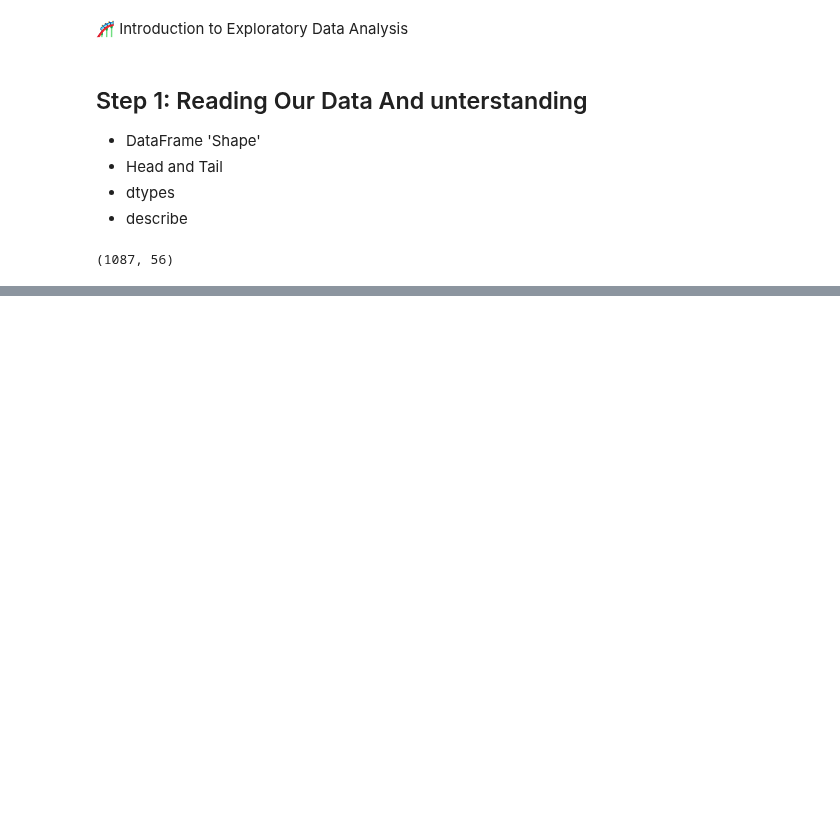
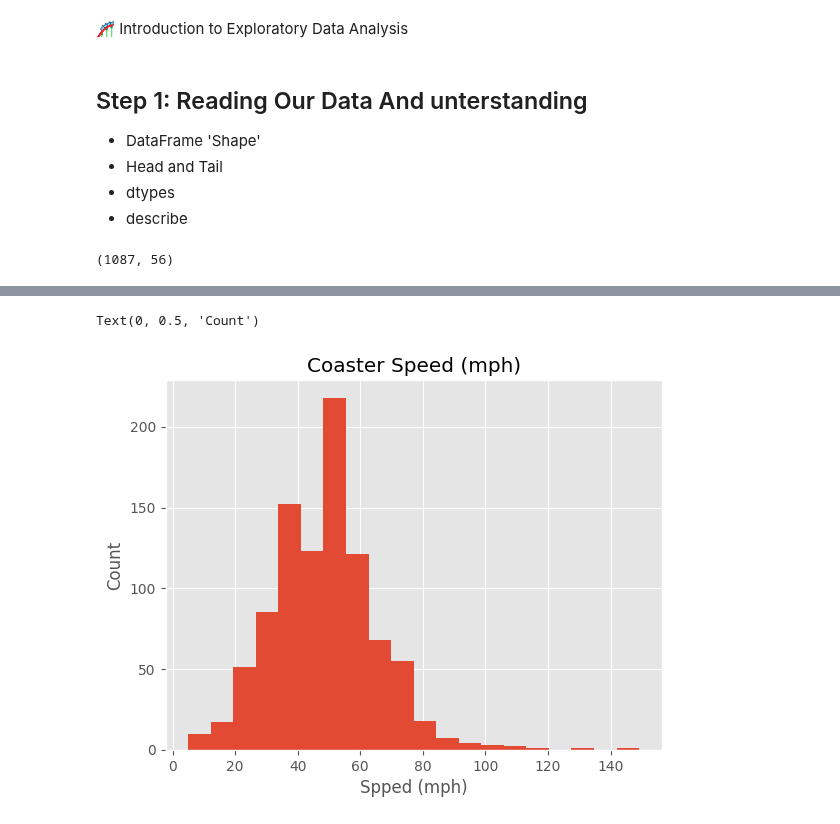
Before and after one commit to BlackEddit/EDA_Cleasings, a Jupyter notebook: EDA_Exploratory_Data_Analysis.ipynb, the cells around one changed output, grey strips where cells are left out. Saved outputs shown, nothing was run; the diff lists cells and outputs as text; code cells hidden in the pictures; blank space fills up the shorter version.

```diff
--- a/EDA_Exploratory_Data_Analysis.ipynb
+++ b/EDA_Exploratory_Data_Analysis.ipynb
@@ -36,0 +389,8 @@ df_roller_coaster.head()
+# %%
+ax = df_subset_roller_coaster['Velocidad_mph'].plot(kind='hist', bins = 20, title = 'Coaster Speed (mph)')
+
+ax.set_xlabel('Spped (mph)')
+ax.set_ylabel('Count')
+# %% [output]
+Text(0, 0.5, 'Count')
+[figure, added]
```
Also changed, not shown: parts of 42 cells of this notebook.
